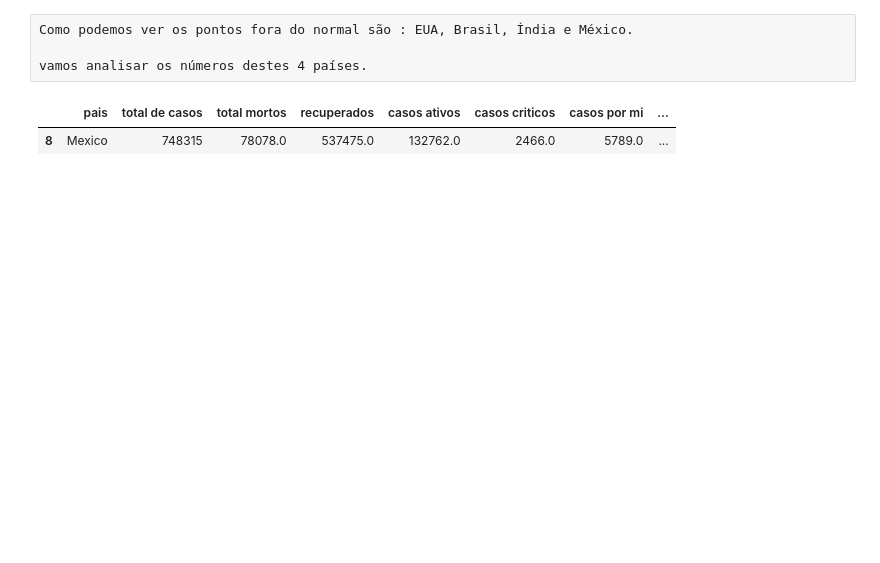
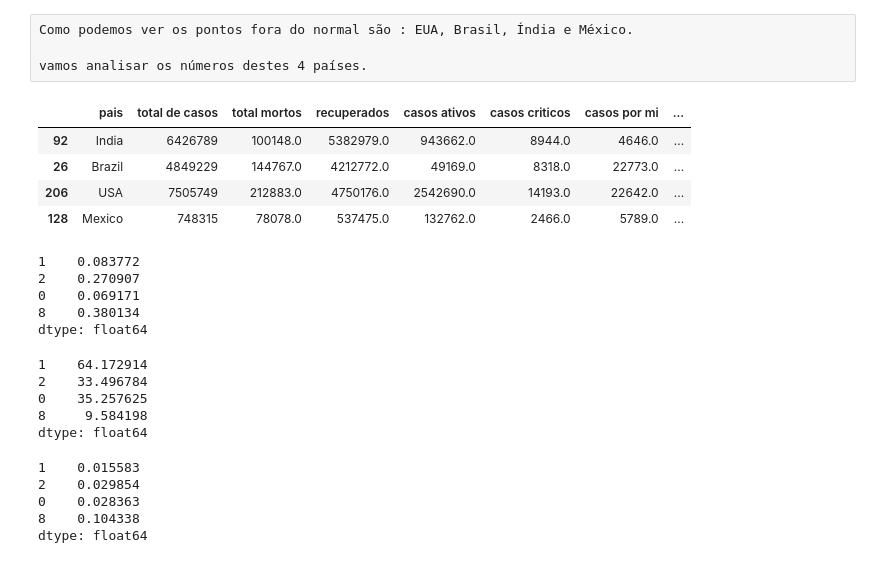
Before and after one commit to RodrigoCBS/python-data-science, a Jupyter notebook: Projeto Corona Virus Mundo.ipynb, the cells around one changed output. Cells and saved outputs as stored; diff of their text form; code cells hidden in the pictures; blank space fills up the shorter version.

```diff
--- a/Projeto Corona Virus Mundo.ipynb
+++ b/Projeto Corona Virus Mundo.ipynb
@@ -131,8 +133,3 @@ fig.show()
 Como podemos ver os pontos fora do normal são : EUA, Brasil, Índia e México.
 
 vamos analisar os números destes 4 países.
-# %%
-casosCoronaMundo[casosCoronaMundo['pais'] == 'Mexico']
-# %% [output]
-|  | pais | total de casos | total mortos | recuperados | casos ativos | casos criticos | casos por mi | ... |
-| 8 | Mexico | 748315 | 78078.0 | 537475.0 | 132762.0 | 2466.0 | 5789.0 | ... |
@@ -140,0 +136,36 @@ casosCoronaMundo[casosCoronaMundo['pais'] == 'Mexico']
+# %%
+analise4paises = pd.DataFrame(casosCoronaMundo[casosCoronaMundo['pais'] == 'India'])
+analise4paises = analise4paises.append(casosCoronaMundo[casosCoronaMundo['pais'] == 'Brazil'])
+analise4paises = analise4paises.append(casosCoronaMundo[casosCoronaMundo['pais'] == 'USA'])
+analise4paises = analise4paises.append(casosCoronaMundo[casosCoronaMundo['pais'] == 'Mexico'])
+analise4paises
+# %% [output]
+|  | pais | total de casos | total mortos | recuperados | casos ativos | casos criticos | casos por mi | ... |
+| 92 | India | 6426789 | 100148.0 | 5382979.0 | 943662.0 | 8944.0 | 4646.0 | ... |
+| 26 | Brazil | 4849229 | 144767.0 | 4212772.0 | 49169.0 | 8318.0 | 22773.0 | ... |
+| 206 | USA | 7505749 | 212883.0 | 4750176.0 | 2542690.0 | 14193.0 | 22642.0 | ... |
+| 128 | Mexico | 748315 | 78078.0 | 537475.0 | 132762.0 | 2466.0 | 5789.0 | ... |
+# %%
+analise4paises['total de casos']/analise4paises['testes']
+# %% [output]
+1    0.083772
+2    0.270907
+0    0.069171
+8    0.380134
+dtype: float64
+# %%
+analise4paises['total de casos']/analise4paises['total mortos']
+# %% [output]
+1    64.172914
+2    33.496784
+0    35.257625
+8     9.584198
+dtype: float64
+# %%
+analise4paises['total mortos']/analise4paises['total de casos']
+# %% [output]
+1    0.015583
+2    0.029854
+0    0.028363
+8    0.104338
+dtype: float64
```
Also changed, not shown: parts of 14 cells of this notebook.
